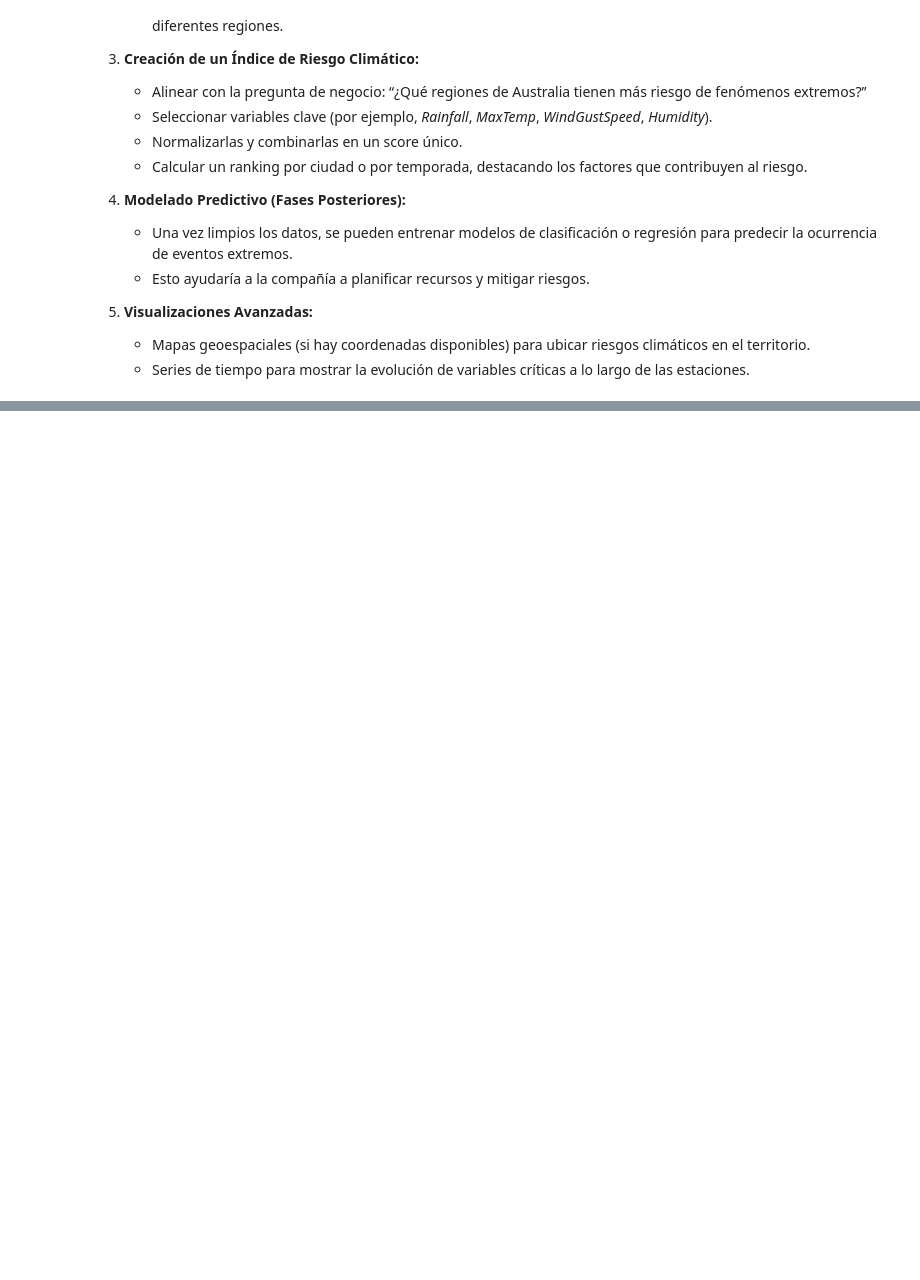
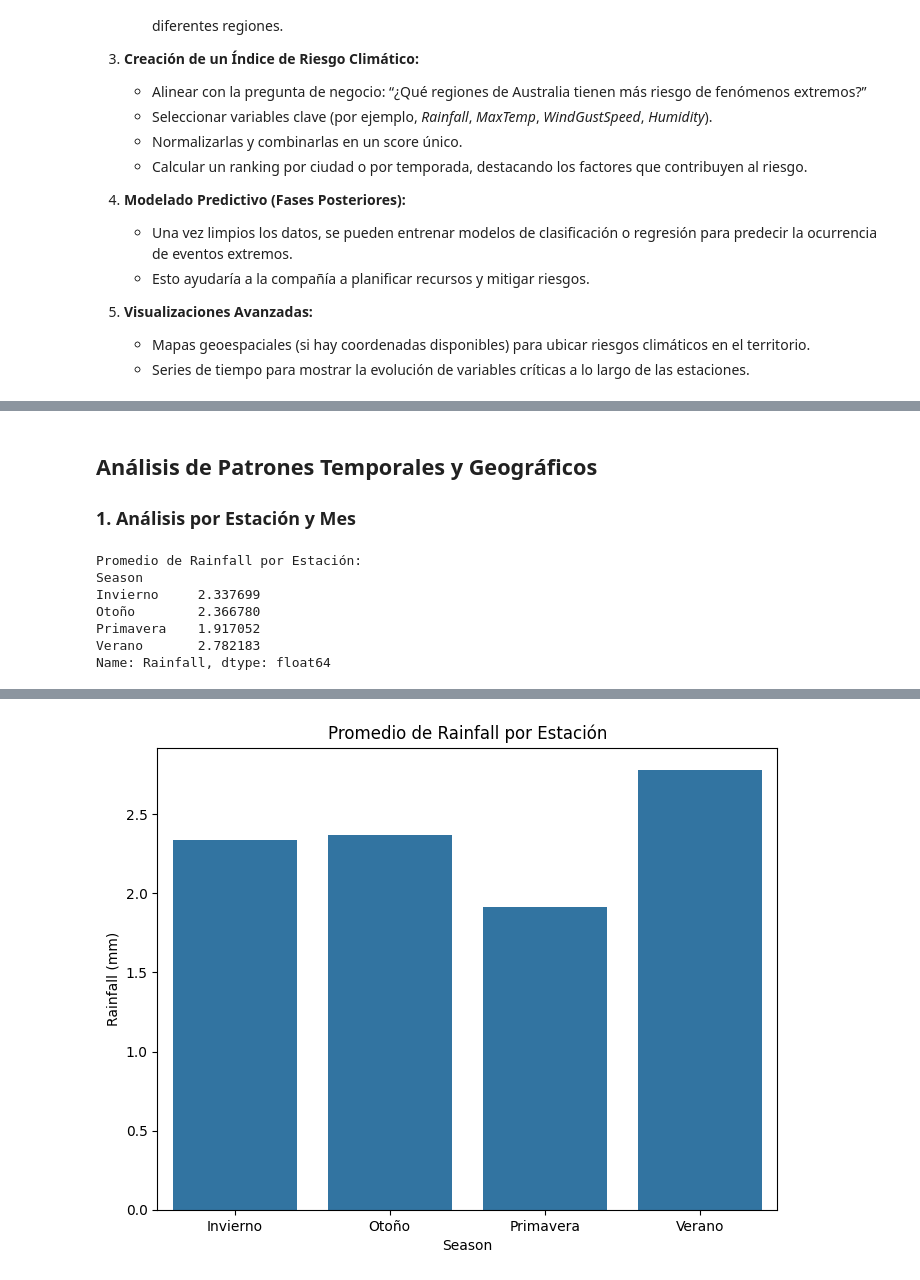
Before and after one commit to DanielIturra1610/kedro-australia-climate, a Jupyter notebook: notebooks/Untitled.ipynb, the cells around one changed output, grey strips where cells are left out. Drawn from its saved outputs; the diff is of its cells as text; code cells hidden in the pictures; blank space fills up the shorter version.

```diff
--- a/notebooks/Untitled.ipynb
+++ b/notebooks/Untitled.ipynb
@@ -196,0 +438,24 @@ A partir de los histogramas, boxplots, matriz de correlación y estadísticas de
+# %%
+# Extraer características básicas de la fecha
+df['Year'] = df['Date'].dt.year
+df['Month'] = df['Date'].dt.month
+df['Day'] = df['Date'].dt.day
+df['DayOfWeek'] = df['Date'].dt.dayofweek  # 0 = lunes, 6 = domingo
+df['Quarter'] = df['Date'].dt.quarter
+
+# Función para asignar la estación (season) en base al mes, considerando el calendario australiano
+def get_season(month):
+    if month in [12, 1, 2]:
+        return 'Verano'
+    elif month in [3, 4, 5]:
+        return 'Otoño'
+    elif month in [6, 7, 8]:
+        return 'Invierno'
+    else:  # 9, 10, 11
+        return 'Primavera'
+
+# Aplicar la función para crear una nueva columna 'Season'
+df['Season'] = df['Month'].apply(get_season)
+
+# Visualizar las primeras filas para confirmar la extracción
+print(df[['Date', 'Year', 'Month', 'Day', 'DayOfWeek', 'Quarter', 'Season']].head())
@@ -196,0 +483,24 @@ A partir de los histogramas, boxplots, matriz de correlación y estadísticas de
+# %% [markdown]
+## Análisis de Patrones Temporales y Geográficos
+
+### 1. Análisis por Estación y Mes
+# %%
+# Calcular el promedio de Rainfall por estación
+season_rainfall = df.groupby('Season')['Rainfall'].mean()
+print("Promedio de Rainfall por Estación:")
+print(season_rainfall)
+
+# Visualización con un barplot
+plt.figure(figsize=(8,6))
+sns.barplot(x=season_rainfall.index, y=season_rainfall.values)
+plt.title("Promedio de Rainfall por Estación")
+plt.ylabel("Rainfall (mm)")
+plt.show()
+# %% [output]
+Promedio de Rainfall por Estación:
+Season
+Invierno     2.337699
+Otoño        2.366780
+Primavera    1.917052
+Verano       2.782183
+Name: Rainfall, dtype: float64
@@ -196,0 +508 @@ A partir de los histogramas, boxplots, matriz de correlación y estadísticas de
+[figure, added]
```
Also changed, not shown: parts of 35 cells of this notebook.
